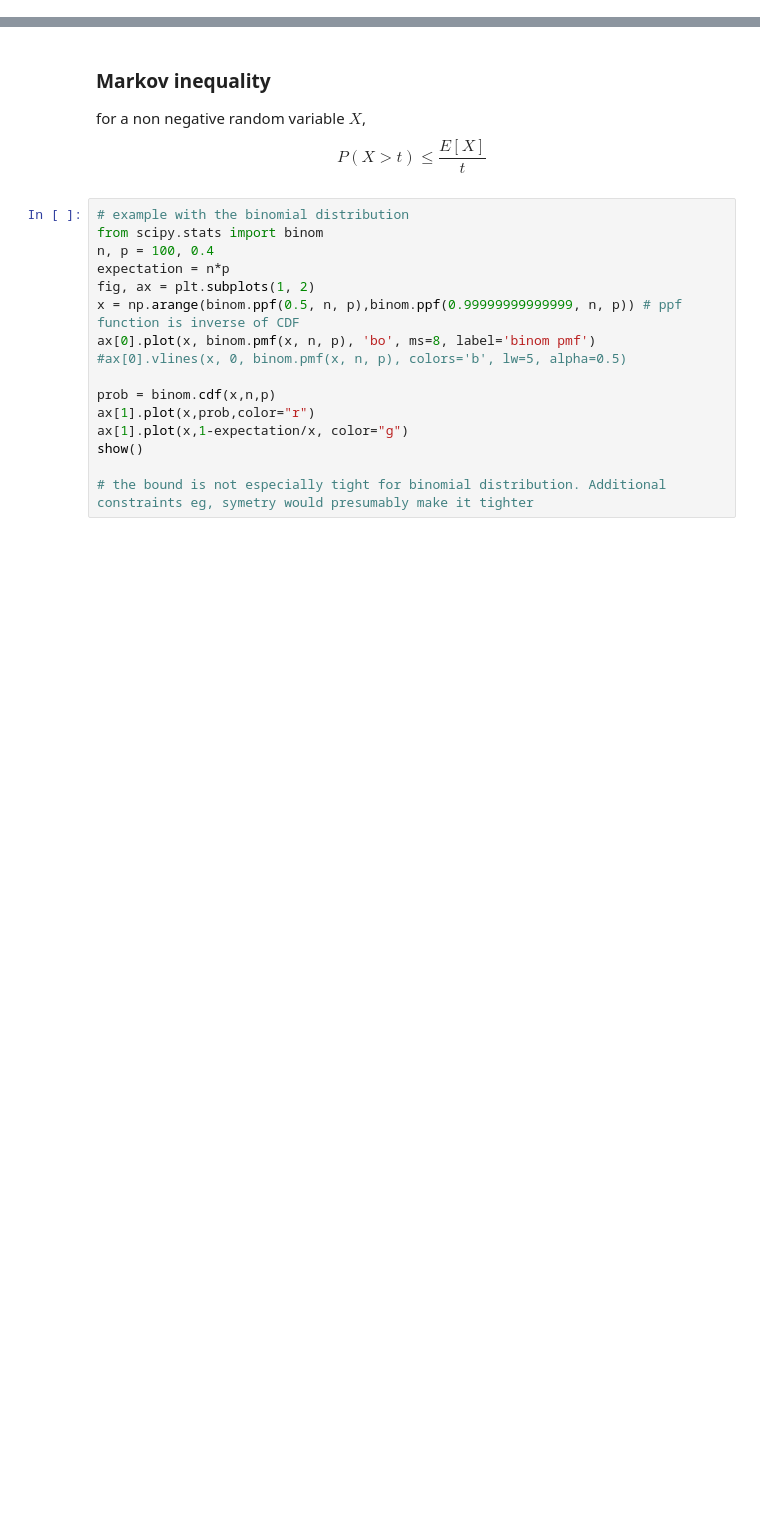
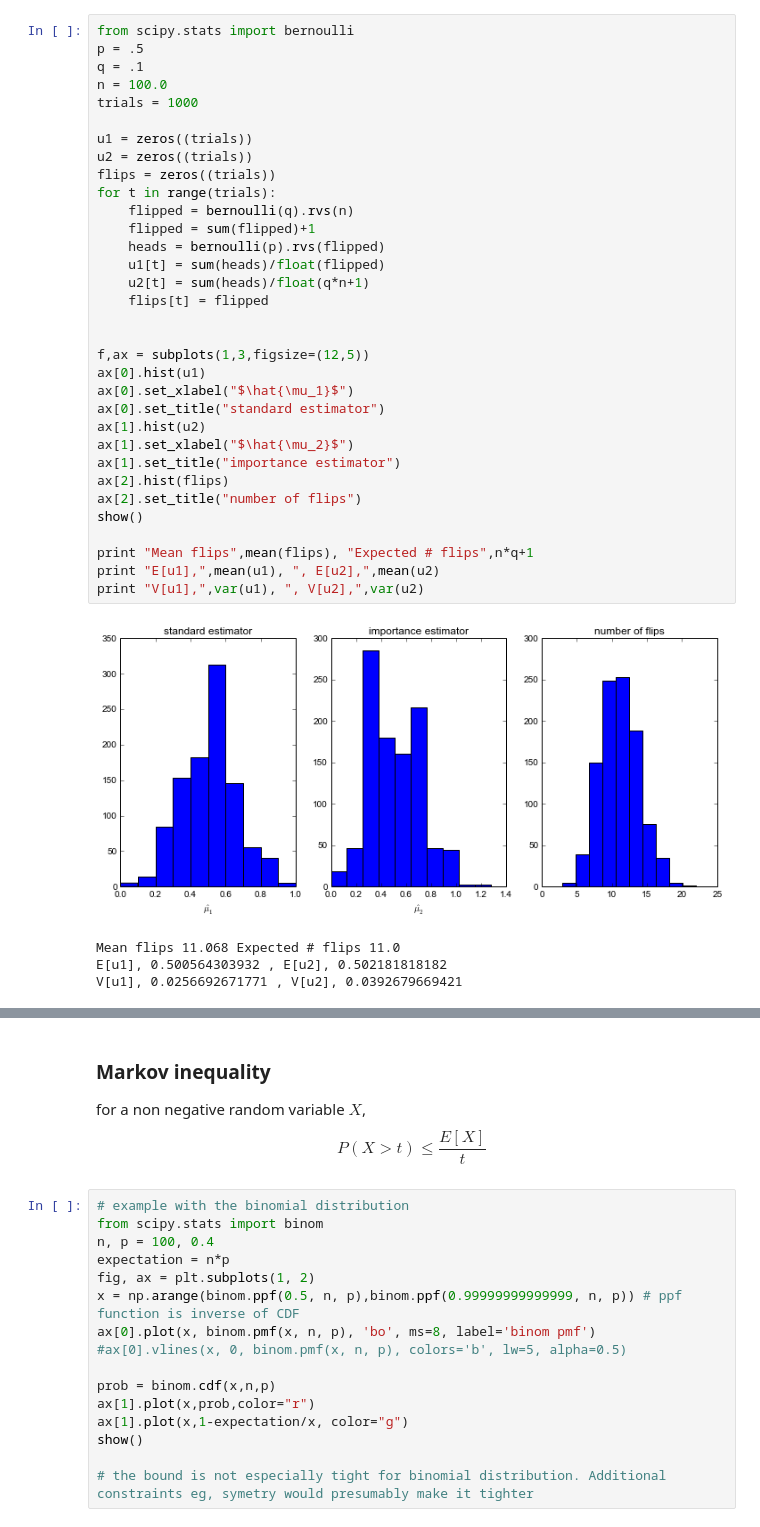
Before and after one commit to finnhacks42/causality, a Jupyter notebook: Inequalities.ipynb, the cells around one changed output, grey strips where cells are left out. Saved outputs shown, nothing was run; the diff lists cells and outputs as text; blank space fills up the shorter version.

```diff
--- a/Inequalities.ipynb
+++ b/Inequalities.ipynb
@@ -3,3 +50,41 @@
+# %%
+from scipy.stats import bernoulli
+p = .5
+q = .1
+n = 100.0
+trials = 1000
+
+u1 = zeros((trials))
+u2 = zeros((trials))
+flips = zeros((trials))
+for t in range(trials):
+    flipped = bernoulli(q).rvs(n)
+    flipped = sum(flipped)+1
+    heads = bernoulli(p).rvs(flipped)
+    u1[t] = sum(heads)/float(flipped)
+    u2[t] = sum(heads)/float(q*n+1)
+    flips[t] = flipped
+
+
+f,ax = subplots(1,3,figsize=(12,5))
+ax[0].hist(u1)
+ax[0].set_xlabel("$\hat{\mu_1}$")
+ax[0].set_title("standard estimator")
+ax[1].hist(u2)
+ax[1].set_xlabel("$\hat{\mu_2}$")
+ax[1].set_title("importance estimator")
+ax[2].hist(flips)
+ax[2].set_title("number of flips")
+show()
+
+print "Mean flips",mean(flips), "Expected # flips",n*q+1
+print "E[u1],",mean(u1), ", E[u2],",mean(u2)
+print "V[u1],",var(u1), ", V[u2],",var(u2)
+# %% [output]
+[figure, added]
+Mean flips 11.068 Expected # flips 11.0
+E[u1], 0.500564303932 , E[u2], 0.502181818182
+V[u1], 0.0256692671771 , V[u2], 0.0392679669421
 # %%
 from scipy.stats import binom
 from math import log
```
Also changed, not shown: parts of 5 cells of this notebook, 8 other files.
